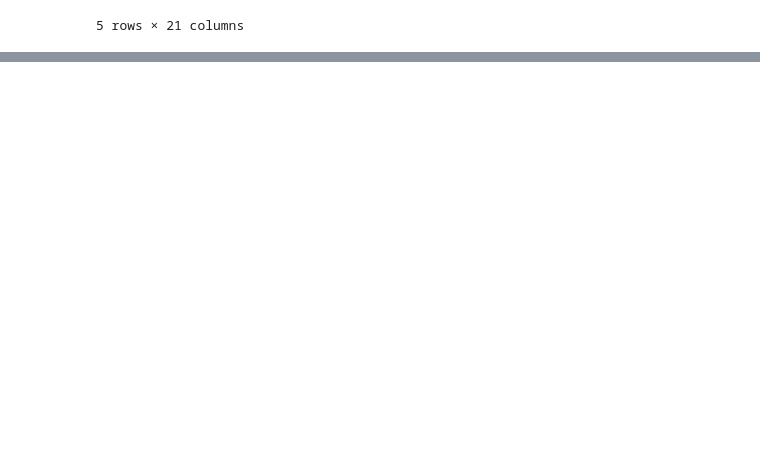
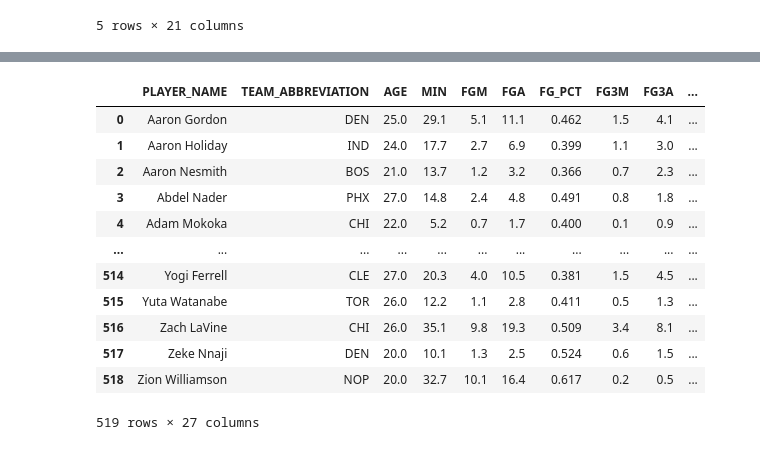
Before and after one commit to fromeropablo/Project-week-03, a Jupyter notebook: NBA Data Cleaning.ipynb, the cells around one changed output, grey strips where cells are left out. Cells and saved outputs as stored; diff of their text form; code cells hidden in the pictures; blank space fills up the shorter version.

```diff
--- a/NBA Data Cleaning.ipynb
+++ b/NBA Data Cleaning.ipynb
@@ -354,0 +95,19 @@ response["data"]
+# %%
+header = {
+"Accept": "application/json, text/plain, */*",
+"Accept-Encoding": "gzip, deflate, br",
+"Accept-Language": "es-ES,es;q=0.9",
+"Origin": "https://www.nba.com",
+"Referer": "https://www.nba.com/",
+"Sec-Fetch-Dest": "empty",
+"Sec-Fetch-Mode": "cors",
+"Sec-Fetch-Site": "same-site",
+"User-Agent": "Mozilla/5.0 (X11; Linux x86_64) AppleWebKit/537.36 (KHTML, like Gecko) Chrome/89.0.4389.114 Safari/537.36",
+"x-nba-stats-origin": "stats",
+"x-nba-stats-token": "true"}
+# %%
+response = requests.get(url, headers=header).json()
+# %%
+frame = pd.DataFrame(response['resultSets'][0]['rowSet'])
+frame.columns = response['resultSets'][0]['headers']
+frame.head()
@@ -354,0 +139,22 @@ response["data"]
+# %%
+frame.drop(["PLAYER_ID", "TEAM_ID", "W", "L", "W_PCT", "NBA_FANTASY_PTS", "GP_RANK", "W_RANK", "L_RANK",
+            "W_PCT_RANK", "MIN_RANK", "FGM_RANK", "FGA_RANK", "FG_PCT_RANK", "FG3M_RANK", "FG3A_RANK",
+            "FG3_PCT_RANK", "FTM_RANK", "FTA_RANK", "FT_PCT_RANK", "OREB_RANK", "DREB_RANK", "REB_RANK", "AST_RANK",
+            "TOV_RANK", "STL_RANK", "BLK_RANK", "BLKA_RANK", "PF_RANK", "PFD_RANK", "PTS_RANK", "PLUS_MINUS_RANK",
+            "NBA_FANTASY_PTS_RANK", "DD2_RANK", "TD3_RANK", "CFID", "CFPARAMS"], axis = 1, inplace = True)
+# %%
+frame
+# %% [output]
+|  | PLAYER_NAME | TEAM_ABBREVIATION | AGE | MIN | FGM | FGA | FG_PCT | FG3M | FG3A | ... |
+| 0 | Aaron Gordon | DEN | 25.0 | 29.1 | 5.1 | 11.1 | 0.462 | 1.5 | 4.1 | ... |
+| 1 | Aaron Holiday | IND | 24.0 | 17.7 | 2.7 | 6.9 | 0.399 | 1.1 | 3.0 | ... |
+| 2 | Aaron Nesmith | BOS | 21.0 | 13.7 | 1.2 | 3.2 | 0.366 | 0.7 | 2.3 | ... |
+| 3 | Abdel Nader | PHX | 27.0 | 14.8 | 2.4 | 4.8 | 0.491 | 0.8 | 1.8 | ... |
+| 4 | Adam Mokoka | CHI | 22.0 | 5.2 | 0.7 | 1.7 | 0.400 | 0.1 | 0.9 | ... |
+| ... | ... | ... | ... | ... | ... | ... | ... | ... | ... | ... |
+| 514 | Yogi Ferrell | CLE | 27.0 | 20.3 | 4.0 | 10.5 | 0.381 | 1.5 | 4.5 | ... |
+| 515 | Yuta Watanabe | TOR | 26.0 | 12.2 | 1.1 | 2.8 | 0.411 | 0.5 | 1.3 | ... |
+| 516 | Zach LaVine | CHI | 26.0 | 35.1 | 9.8 | 19.3 | 0.509 | 3.4 | 8.1 | ... |
+| 517 | Zeke Nnaji | DEN | 20.0 | 10.1 | 1.3 | 2.5 | 0.524 | 0.6 | 1.5 | ... |
+| 518 | Zion Williamson | NOP | 20.0 | 32.7 | 10.1 | 16.4 | 0.617 | 0.2 | 0.5 | ... |
+519 rows × 27 columns
```
Also changed, not shown: parts of 45 cells of this notebook, 2 other files.
